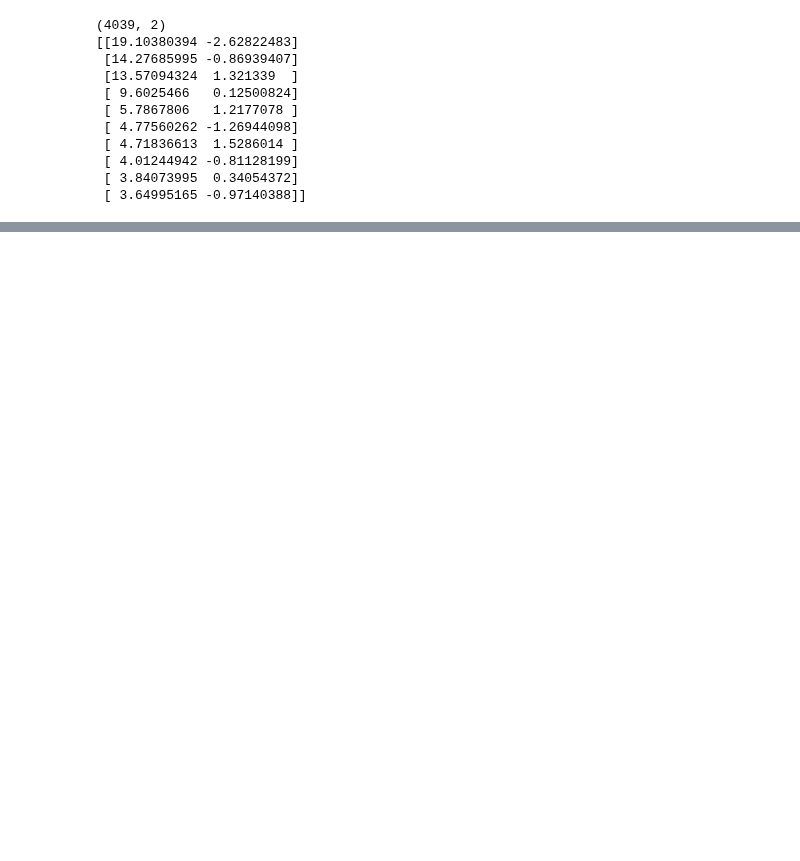
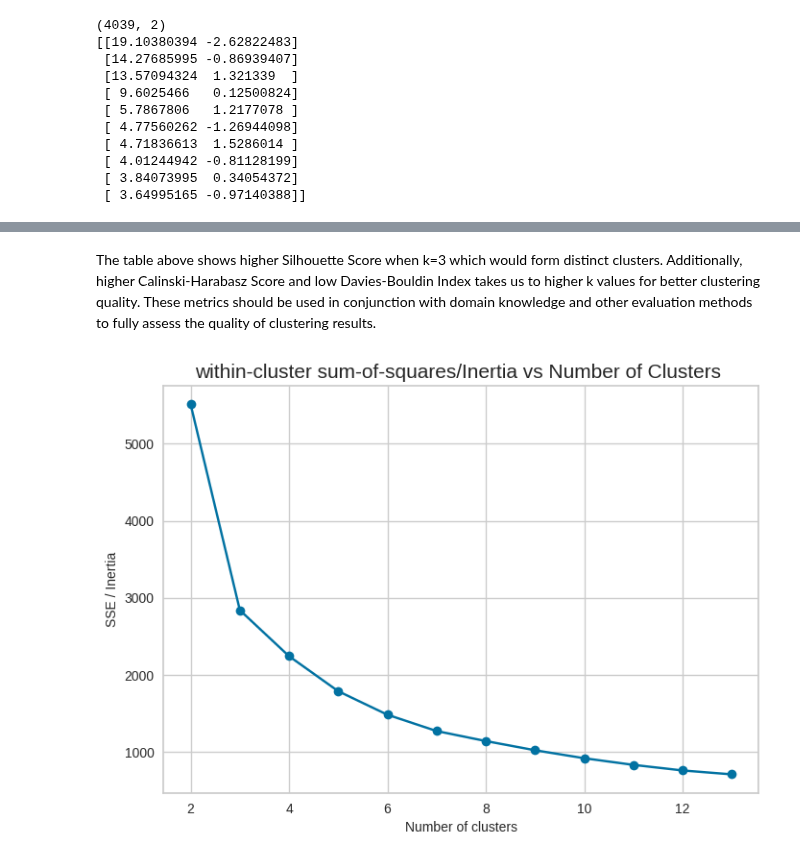
Before and after one commit to arutraj/ML_Basics, a Jupyter notebook: ClusterQuest.ipynb, the cells around one changed output, grey strips where cells are left out. Saved outputs shown, nothing was run; the diff lists cells and outputs as text; code cells hidden in the pictures; blank space fills up the shorter version.

```diff
--- a/ClusterQuest.ipynb
+++ b/ClusterQuest.ipynb
@@ -320,6 +306,0 @@ Text(0, 0.5, 'SSE / Inertia')
-# %%
-kmeans = KMeans(n_clusters=8)
-kmeans.fit(X_scaled)
-plt.figure(figsize =(10, 10))
-print(kmeans.labels_)
-plt.scatter(X_scaled[:, 0], X_scaled[:, 1], c=kmeans.labels_, s=20)
@@ -463,7 +306,0 @@ for vertex in igraph_fb.vs:
-# %%
-# prompt: print sub_avgdeg with all neighbors nodes and vertices
-
-for i, vertex in enumerate(igraph_fb.vs):
-  neighbors_within_2_hops = igraph_fb.neighborhood(vertex, order = 2)
-  subgraph = igraph_fb.subgraph(neighbors_within_2_hops)
-  print("Node:", vertex.index, "Average degree:", np.array(subgraph.degree()).mean())
@@ -482,0 +320,19 @@ plt.show()
+# %%
+# Applying the KMeans algorithm along with the evaluation metrics
+# kmeans algorithm fits to the X dataset
+# kmeans inertia_ attribute is:  Sum of squared distances of samples to their closest cluster center.
+
+sse = []
+silhouette_scores_kmeans = []
+db_scores_kmeans = []
+calinski_harabasz_score_kmeans = []
+
+trial_num_clusters = [2, 4, 5, 6, 7, 8, 9, 10, 11, 12, 13, 14]
+for num_clusters in trial_num_clusters:
+    kmeans = KMeans(n_clusters=num_clusters, max_iter=500)
+    kmeans.fit(X_scaled)
+    sse.append(kmeans.inertia_)
+
+    silhouette_scores_kmeans.append(silhouette_score(X_scaled, kmeans.labels_, metric='euclidean'))
+    db_scores_kmeans.append(davies_bouldin_score(X_scaled, kmeans.labels_))
+    calinski_harabasz_score_kmeans.append(calinski_harabasz_score(X_scaled, kmeans.labels_))
@@ -482,0 +378,13 @@ plt.show()
+# %% [markdown]
+The table above shows higher Silhouette Score when k=3 which would form distinct clusters. Additionally, higher Calinski-Harabasz Score and low Davies-Bouldin Index takes us to higher k values for better clustering quality. These metrics should be used in conjunction with domain knowledge and other evaluation methods to fully assess the quality of clustering results.
+# %%
+# plotting the elbow graph ..
+#
+x = np.array([i for i in range(2,14)])
+plt.plot(x, sse, marker = 'o')
+plt.title("within-cluster sum-of-squares/Inertia vs Number of Clusters ", fontdict={"size": 15}, loc="center")
+plt.xlabel("Number of clusters", fontdict={"size": 10})
+plt.ylabel("SSE / Inertia", fontdict={"size": 10})
+plt.show()
+# %% [output]
+[figure, added]
```
Also changed, not shown: parts of 46 cells of this notebook.
